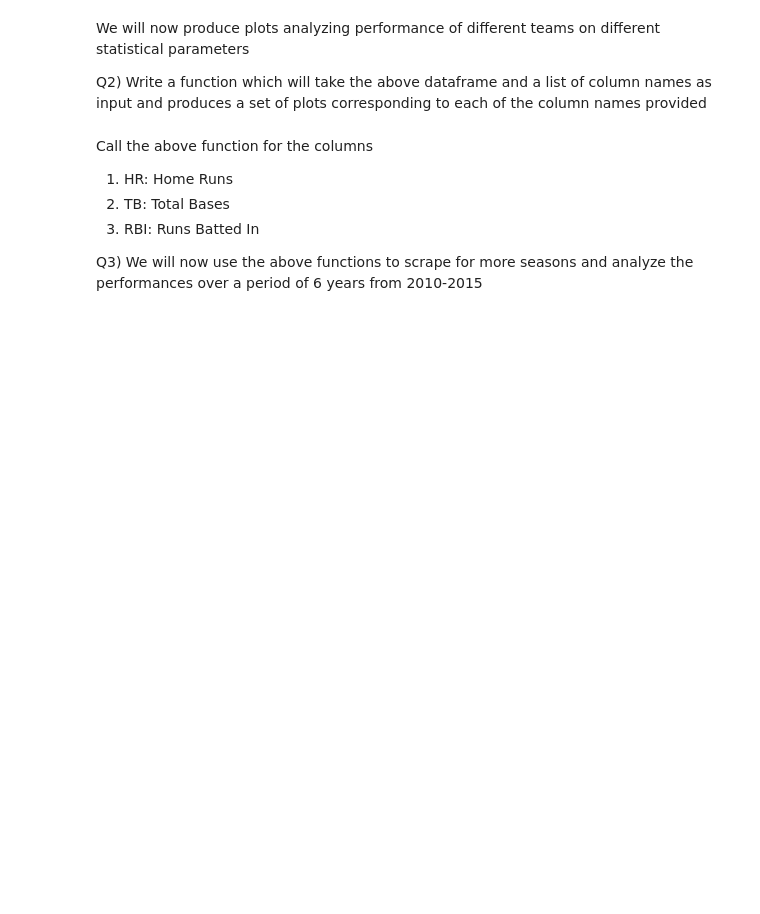
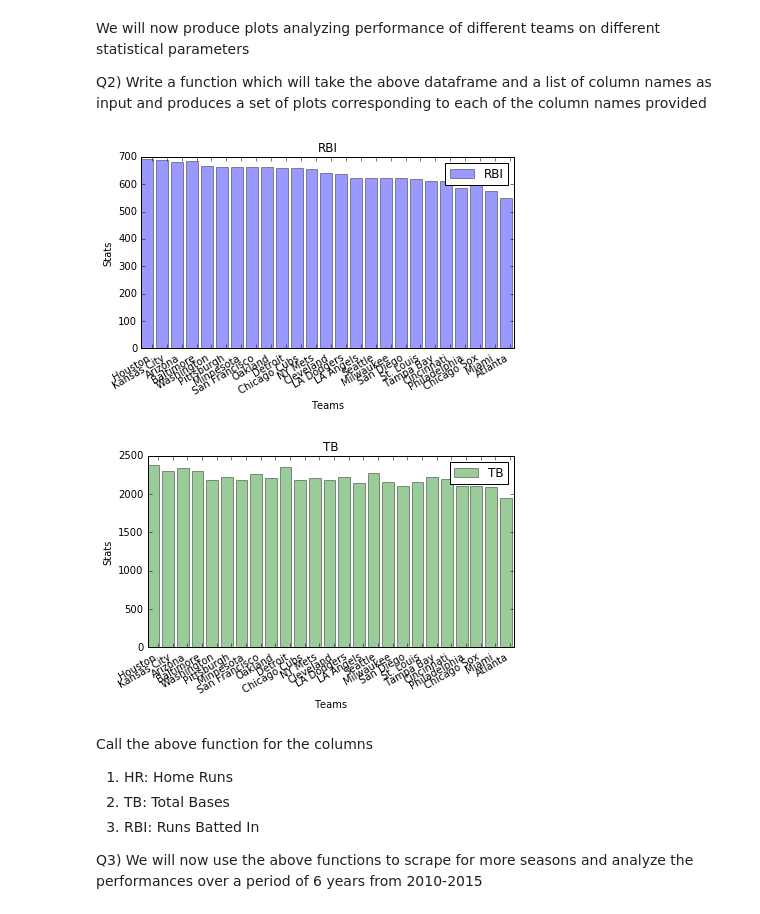
Before and after one commit to afcarl/2015-rriopell, a Jupyter notebook: DSE200/day_5_mining_the_Social_web/exercises/Scraping_Exercise_1.ipynb, the cells around one changed output. Drawn from its saved outputs; the diff is of its cells as text; code cells hidden in the pictures; blank space fills up the shorter version.

```diff
--- a/DSE200/day_5_mining_the_Social_web/exercises/Scraping_Exercise_1.ipynb
+++ b/DSE200/day_5_mining_the_Social_web/exercises/Scraping_Exercise_1.ipynb
@@ -53,8 +53,8 @@ for i in range(len(tr_elements)):
 31 30Atlanta16254205731361251181001948548.251.314.359.674
 # %%
 col=[]  # collect column names into col
-T=tr_elements[15]
-print type(T)
+T=tr_elements[1]
+print T.text_content()
 i=0
 print len(T)
 for t in T.iterchildren():
@@ -62,4 +62,5 @@ for t in T.iterchildren():
     name=t.text_content()
     print '%d:"%s"'%(i,name)
     col.append((name,[]))
+print col
 # %% [output]
@@ -122,4 +112,0 @@ print df.head()
-# %%
-def SCRAPE_ESPN_MLB_STATS(url):
-
-    raise "TODO"
@@ -129,0 +176,4 @@ df_2015 = SCRAPE_ESPN_MLB_STATS(url)
+# %%
+url="http://espn.go.com/mlb/stats/team/_/stat/batting/year/2015"
+df_2015 = SCRAPE_ESPN_MLB_STATS(url)
+df_2015
@@ -131,9 +199,36 @@ df_2015 = SCRAPE_ESPN_MLB_STATS(url)
 We will now produce plots analyzing performance of different teams on different statistical parameters
 
 Q2) Write a function which will take the above dataframe and a list of column names as input and produces a set of plots corresponding to each of the column names provided
-# %%
-def produce_plots(df, col_names):
-    raise "TODO"
+# %%
+def produce_plots(df, col_names):
+    x=0
+    colors = "bgrcmykw"
+    for i in col_names:
+        n_groups = len(df.TEAM)
+        means_men = df[i]
+        fig, ax = plt.subplots()
+        index = np.arange(n_groups)
+        bar_width = 0.7
+        opacity = 0.4
+        error_config = {'ecolor': '0.3'}
+        rects1 = plt.bar(index, means_men,
+                         alpha=opacity,
+                         color=colors[x],
+                         error_kw=error_config,
+                         label='%s'%i)
+        x=x+1
+        fig.autofmt_xdate()
+        plt.xlabel('Teams')
+        plt.ylabel('Stats')
+        plt.title('%s'%i)
+        plt.xticks(index + bar_width, (df.TEAM))
+        plt.legend()
+        plt.tight_layout()
+        plt.show()
+produce_plots(df_2015, ["RBI", "TB"])
+# %% [output]
+[figure, added]
+[figure, added]
 # %% [markdown]
 Call the above function for the columns
 
```
Also changed, not shown: parts of 12 cells of this notebook, 2 other files.
